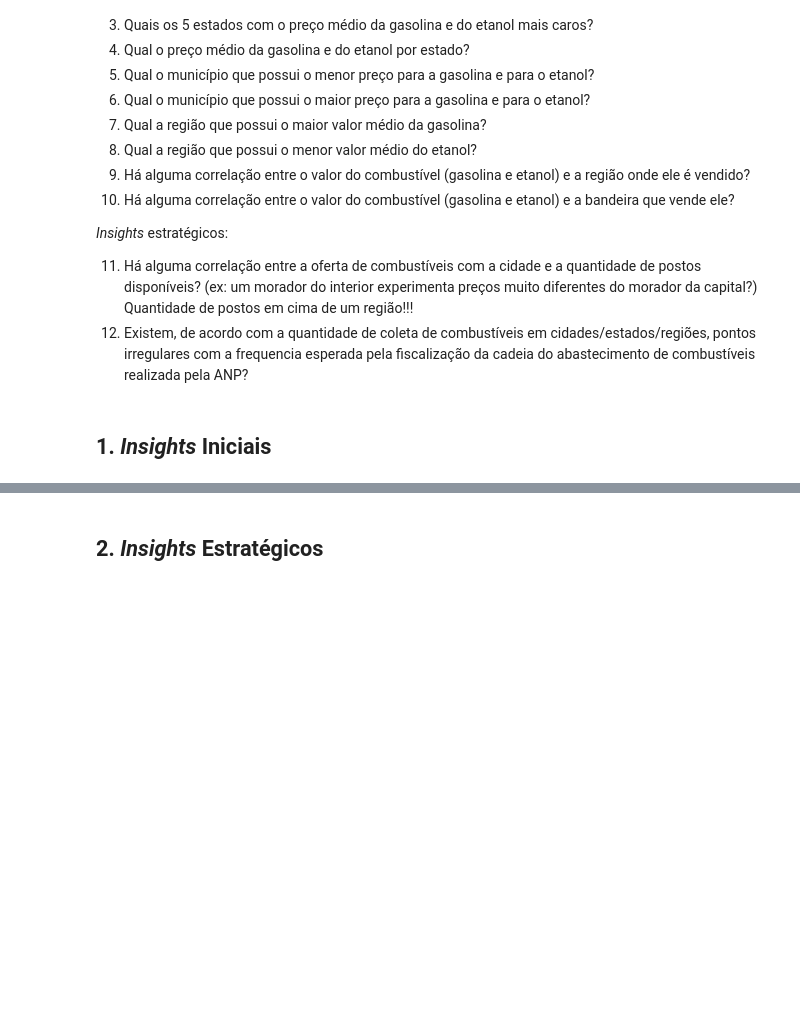
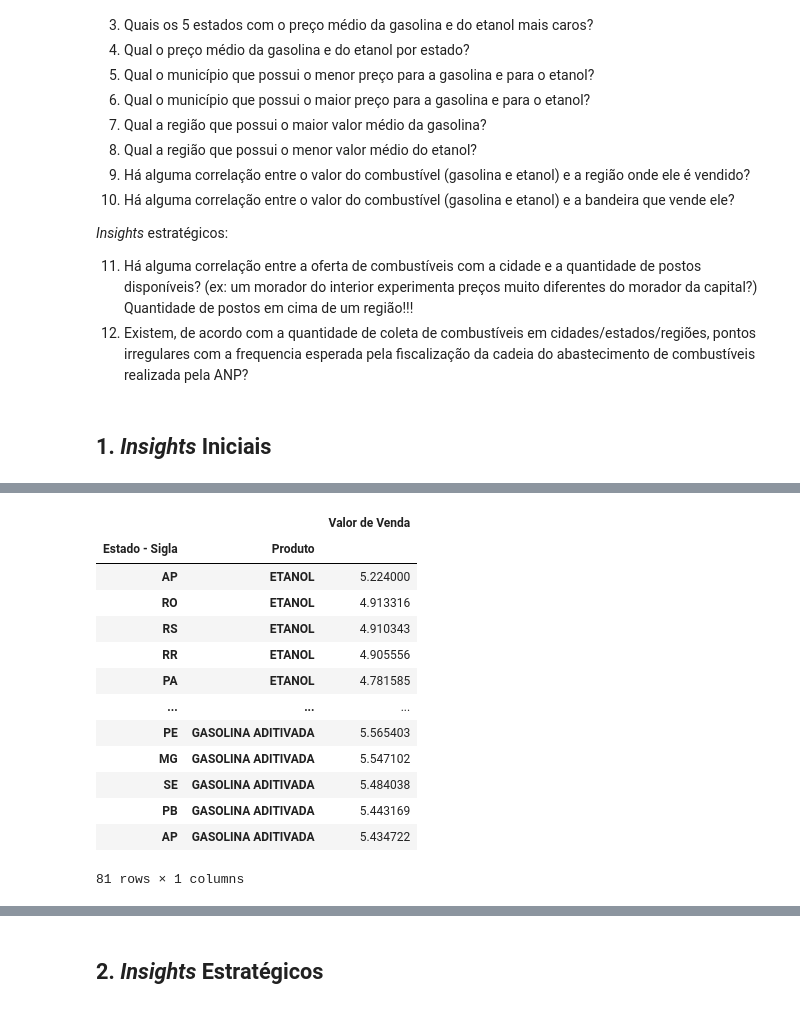
Before and after one commit to mouravitor313/Projeto-em-Grupo-Modulo-4, a Jupyter notebook: [M4]_Projeto_em_Grupo.ipynb, the cells around one changed output, grey strips where cells are left out. Saved outputs shown, nothing was run; the diff lists cells and outputs as text; code cells hidden in the pictures; blank space fills up the shorter version.

```diff
--- a/[M4]_Projeto_em_Grupo.ipynb
+++ b/[M4]_Projeto_em_Grupo.ipynb
@@ -122,0 +176,26 @@ As perguntas a serem respondidas através dessa análise são:
+# %%
+#Filtro das informações da variável anterior via função .loc() para obter os dados selecionados e
+#via funções .index.get_level_values para acessar os valores desses índices no nível hierárquico que queremos
+#(no caso, o segundo nível: Produto)
+mediaCombustiveis2 = mediaCombustiveis.loc[(mediaCombustiveis.index.get_level_values('Produto') == 'GASOLINA') |
+                                         (mediaCombustiveis.index.get_level_values('Produto') == 'GASOLINA ADITIVADA') |
+                                         (mediaCombustiveis.index.get_level_values('Produto') == 'ETANOL')]
+# %%
+#Ordenação via função .sort_values() em ordem decrescente do preço médio dos combustíveis
+mediaCombustiveis2 = mediaCombustiveis2.sort_values(['Produto', 'Valor de Venda'], ascending=[True, False])
+display(mediaCombustiveis2)
+# %% [output]
+|  |  | Valor de Venda |
+| Estado - Sigla | Produto |  |
+| AP | ETANOL | 5.224000 |
+| RO | ETANOL | 4.913316 |
+| RS | ETANOL | 4.910343 |
+| RR | ETANOL | 4.905556 |
+| PA | ETANOL | 4.781585 |
+| ... | ... | ... |
+| PE | GASOLINA ADITIVADA | 5.565403 |
+| MG | GASOLINA ADITIVADA | 5.547102 |
+| SE | GASOLINA ADITIVADA | 5.484038 |
+| PB | GASOLINA ADITIVADA | 5.443169 |
+| AP | GASOLINA ADITIVADA | 5.434722 |
+81 rows × 1 columns
```
Also changed, not shown: parts of 37 cells of this notebook.
